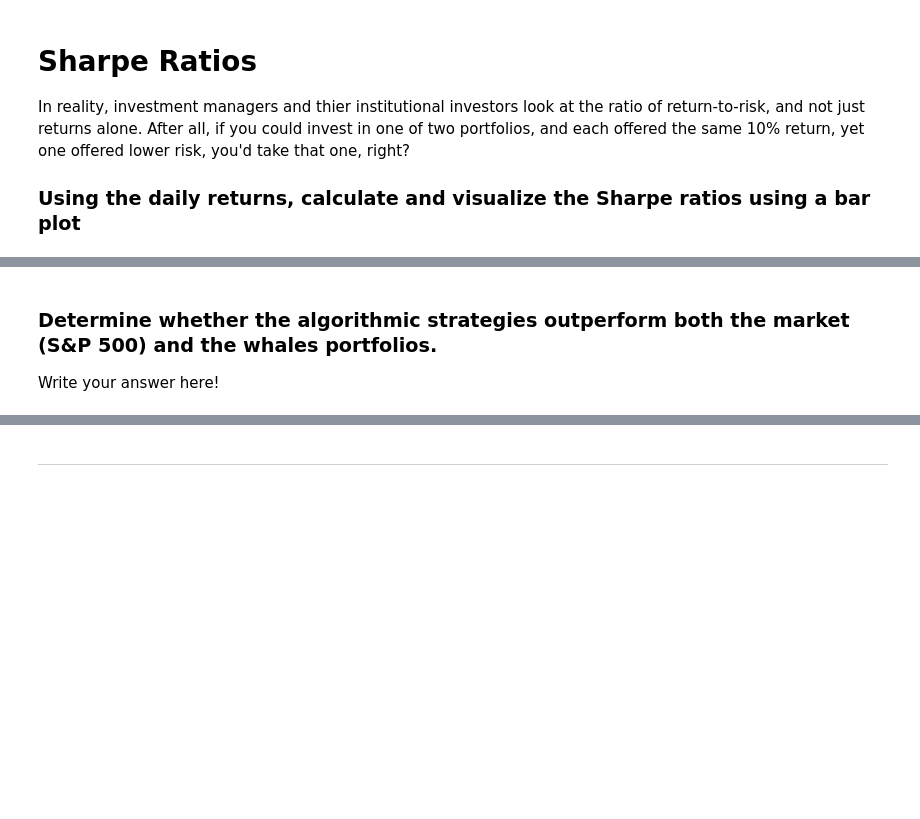
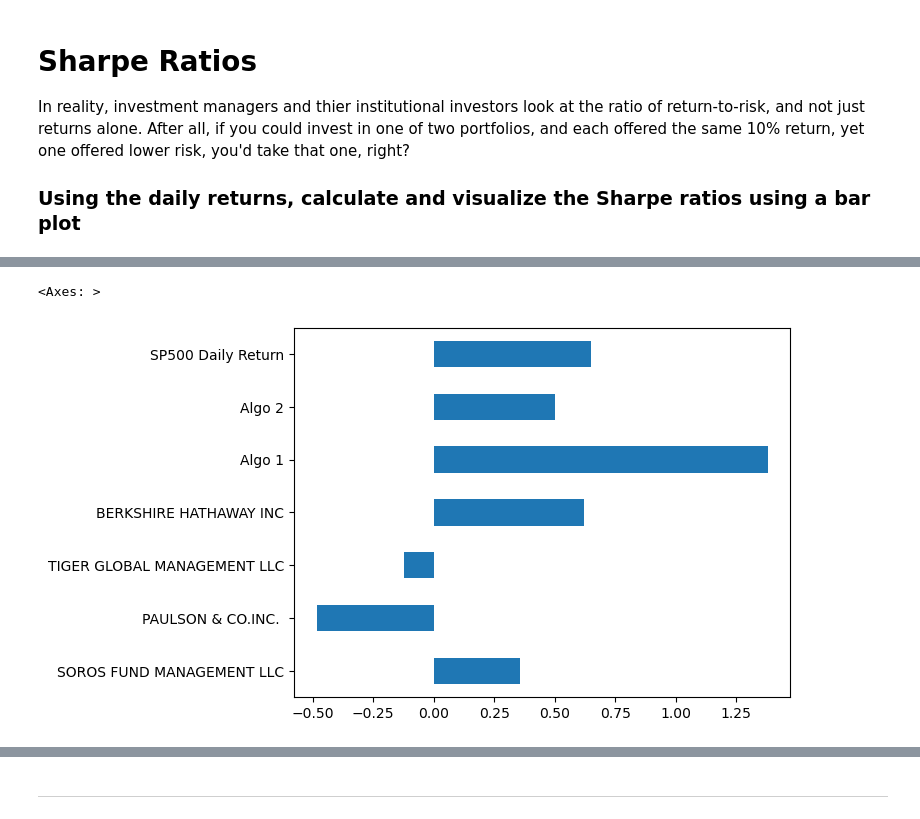
Before and after one commit to gerxxoo/Module_4_challenge, a Jupyter notebook: Starter_Code/whale_analysis.ipynb, the cells around one changed output, grey strips where cells are left out. Saved outputs shown, nothing was run; the diff lists cells and outputs as text; code cells hidden in the pictures; blank space fills up the shorter version.

```diff
--- a/Starter_Code/whale_analysis.ipynb
+++ b/Starter_Code/whale_analysis.ipynb
@@ -374,0 +373,5 @@ In reality, investment managers and thier institutional investors look at the ra
+# %%
+# Annualized Sharpe Ratios
+sharpe_ratios = (joined_returns.mean() * 252) / (joined_std * np.sqrt(252))
+sorted_sharpe = sharpe_ratios.sort_values(ascending = False)
+sorted_sharpe
@@ -375,6 +387,6 @@ In reality, investment managers and thier institutional investors look at the ra
 # %%
 # Visualize the sharpe ratios as a bar plot
+sharpe_ratios.plot(kind = 'barh')
+# %% [output]
+<Axes: >
+[figure, added]
-# %% [markdown]
-### Determine whether the algorithmic strategies outperform both the market (S&P 500) and the whales portfolios.
-
-Write your answer here!
```
Also changed, not shown: parts of 27 cells of this notebook, 6 other files.
